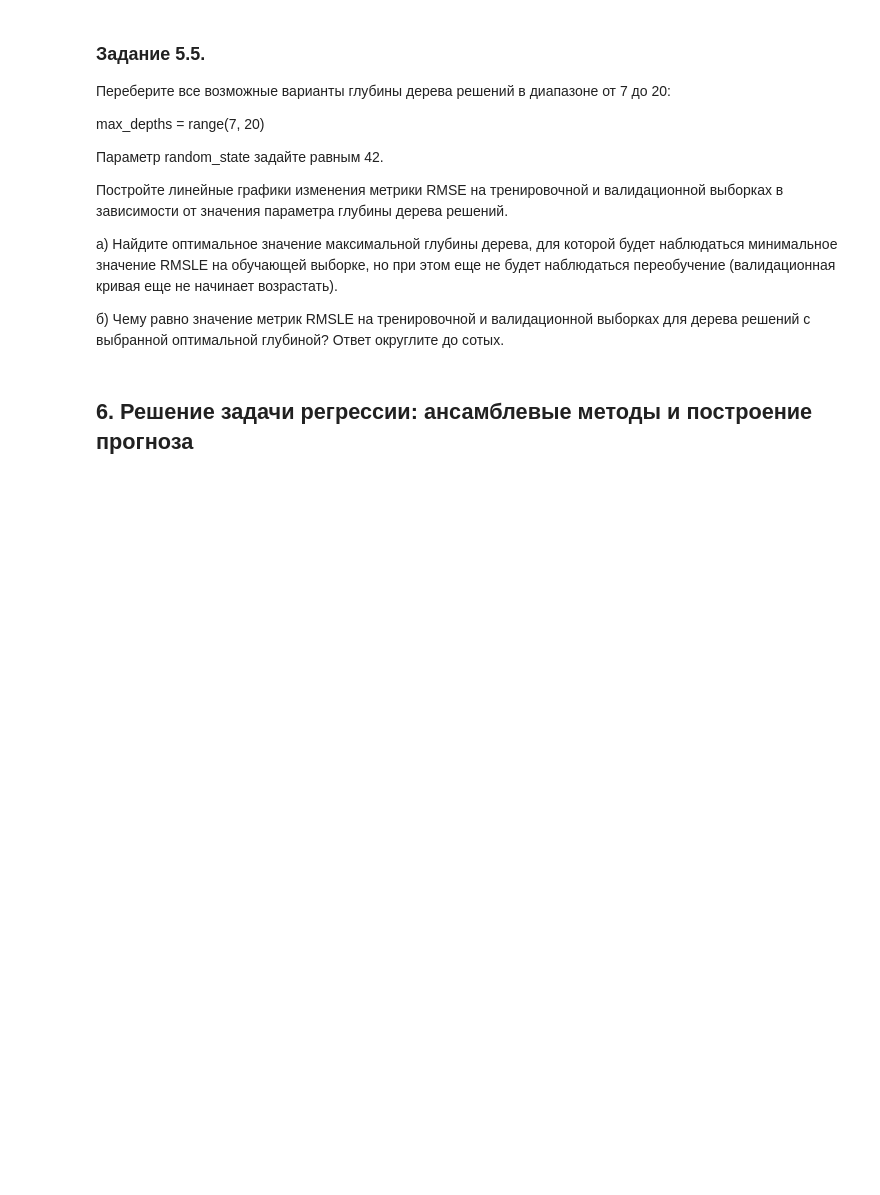
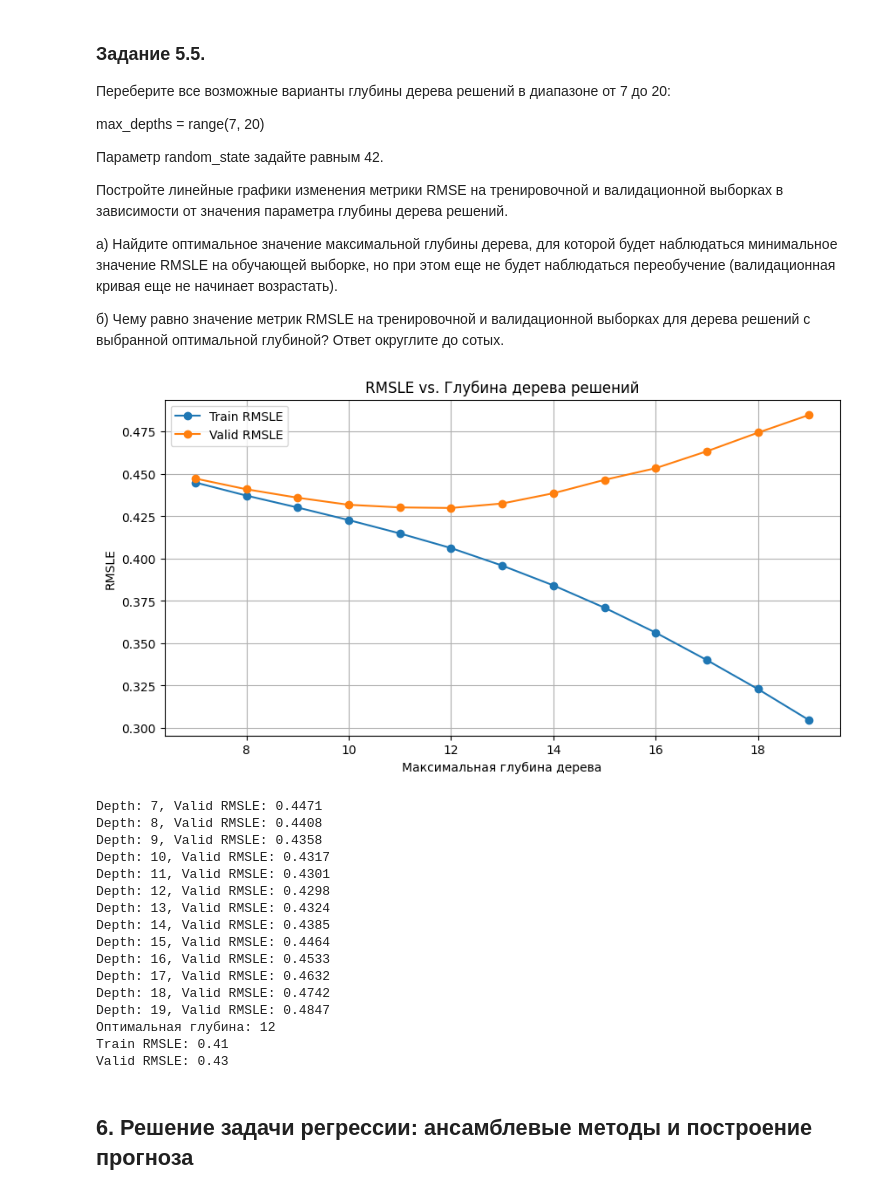
Before and after one commit to dafe1988/SF-DSPR-174, a Jupyter notebook: PROJECT_5_ Regression/Project-5._Fesenko.ipynb, the cells around one changed output. Cells and saved outputs as stored; diff of their text form; code cells hidden in the pictures; blank space fills up the shorter version.

```diff
--- a/PROJECT_5_ Regression/Project-5._Fesenko.ipynb
+++ b/PROJECT_5_ Regression/Project-5._Fesenko.ipynb
@@ -1375,0 +1445,8 @@ X_train, X_valid, y_train_log, y_valid_log = model_selection.train_test_split(
+# %%
+# ваш код здесь
+# с помощью SelectKBest отберите 25 наиболее подходящих признаков
+selector = SelectKBest(f_regression, k=25)
+selector.fit(X_train, y_train_log)
+
+selector_col = list(selector.get_feature_names_out())
+selector_col
@@ -1430,0 +1623,12 @@ $$RMSLE = \sqrt{\frac{1}{n}\sum_{i=1}^n(z_i-\hat{z_i})^2}=\sqrt{MSE(z_i,\hat{z_i
+# %%
+# ваш код здесь
+dtr = DecisionTreeRegressor(random_state=42).fit(X_train_scaled, y_train_log)
+
+y_train_pred_dtr = dtr.predict(X_train_scaled)
+y_valid_pred_dtr = dtr.predict(X_valid_scaled)
+
+rmsle_train_dtr = np.sqrt(mean_squared_error(y_train_log, y_train_pred_dtr))
+rmsle_valid_dtr = np.sqrt(mean_squared_error(y_valid_log, y_valid_pred_dtr))
+
+print(f'RMSLE (train) DecisionTreeRegressor: {rmsle_train_dtr:.2f}')
+print(f'RMSLE (valid) DecisionTreeRegressor: {rmsle_valid_dtr:.2f}')
@@ -1446,3 +1653,63 @@ max_depths = range(7, 20)
+# %%
+# ваш код здесь
+# Сохраним метрики
+train_rmsle = []
+valid_rmsle = []
+
+# Перебор глубин
+max_depths = range(7, 20)
+
+for depth in max_depths:
+    dtr = DecisionTreeRegressor(max_depth=depth, random_state=42)
+    dtr.fit(X_train_scaled, y_train_log)
+
+    y_train_pred = dtr.predict(X_train_scaled)
+    y_valid_pred = dtr.predict(X_valid_scaled)
+
+    rmsle_train = np.sqrt(mean_squared_error(y_train_log, y_train_pred))
+    rmsle_valid = np.sqrt(mean_squared_error(y_valid_log, y_valid_pred))
+
+    train_rmsle.append(rmsle_train)
+    valid_rmsle.append(rmsle_valid)
+
+# Визуализация
+plt.figure(figsize=(10, 5))
+plt.plot(max_depths, train_rmsle, marker='o', label='Train RMSLE')
+plt.plot(max_depths, valid_rmsle, marker='o', label='Valid RMSLE')
+plt.xlabel('Максимальная глубина дерева')
+plt.ylabel('RMSLE')
+plt.title('RMSLE vs. Глубина дерева решений')
+plt.legend()
+plt.grid(True)
+plt.show()
+
+# Находим оптимальную глубину
+for d, v in zip(max_depths, valid_rmsle):
+    print(f"Depth: {d}, Valid RMSLE: {v:.4f}")
+
+# Минимум на валидации и проверка переобучения:
+optimal_depth = max_depths[np.argmin(valid_rmsle)]
+print(f"Оптимальная глубина: {optimal_depth}")
+print(f"Train RMSLE: {train_rmsle[np.argmin(valid_rmsle)]:.2f}")
+print(f"Valid RMSLE: {valid_rmsle[np.argmin(valid_rmsle)]:.2f}")
+# %% [output]
+[figure, added]
+Depth: 7, Valid RMSLE: 0.4471
+Depth: 8, Valid RMSLE: 0.4408
+Depth: 9, Valid RMSLE: 0.4358
+Depth: 10, Valid RMSLE: 0.4317
+Depth: 11, Valid RMSLE: 0.4301
+Depth: 12, Valid RMSLE: 0.4298
+Depth: 13, Valid RMSLE: 0.4324
+Depth: 14, Valid RMSLE: 0.4385
+Depth: 15, Valid RMSLE: 0.4464
+Depth: 16, Valid RMSLE: 0.4533
+Depth: 17, Valid RMSLE: 0.4632
+Depth: 18, Valid RMSLE: 0.4742
+Depth: 19, Valid RMSLE: 0.4847
+Оптимальная глубина: 12
+Train RMSLE: 0.41
+Valid RMSLE: 0.43
 # %% [markdown]
 ## 6. Решение задачи регрессии: ансамблевые методы и построение прогноза
 # %% [markdown]
```
Also changed, not shown: parts of 54 cells of this notebook, 1 other file.
